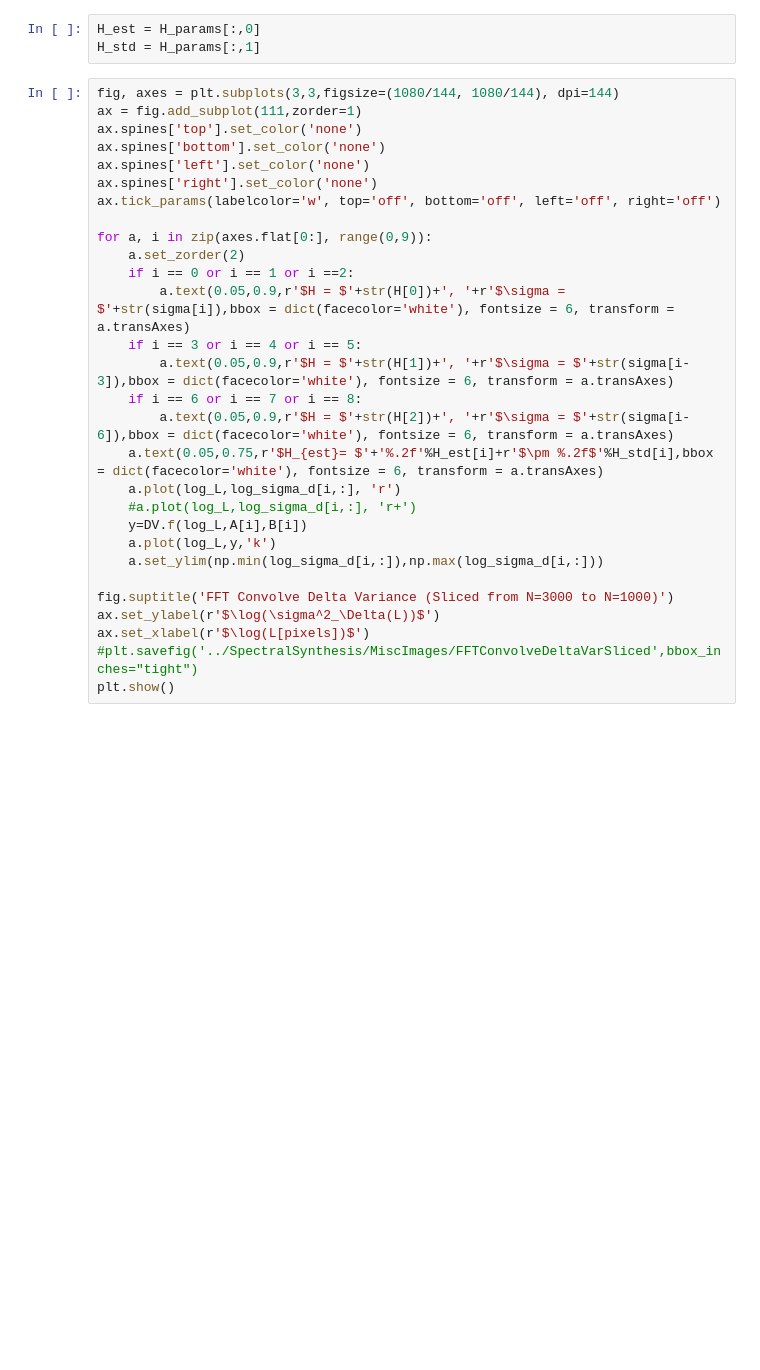
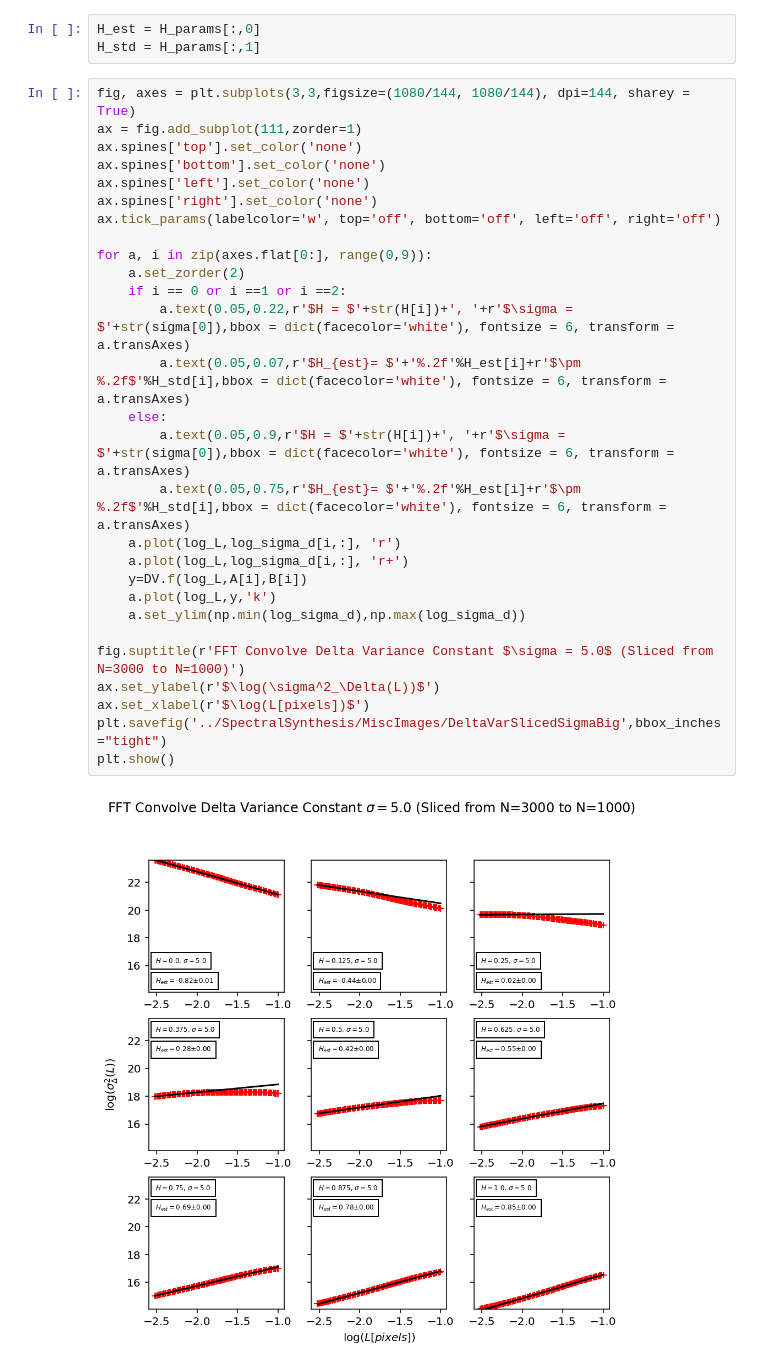
Before and after one commit to MBates92/Scripts, a Jupyter notebook: Roughage.ipynb, the cells around one changed output. Drawn from its saved outputs; the diff is of its cells as text; blank space fills up the shorter version.

```diff
--- a/Roughage.ipynb
+++ b/Roughage.ipynb
@@ -91,31 +91,32 @@ B = B_params[:,0]
 H_est = H_params[:,0]
 H_std = H_params[:,1]
 # %%
-fig, axes = plt.subplots(3,3,figsize=(1080/144, 1080/144), dpi=144)
+fig, axes = plt.subplots(3,3,figsize=(1080/144, 1080/144), dpi=144, sharey = True)
 ax = fig.add_subplot(111,zorder=1)
 ax.spines['top'].set_color('none')
 ax.spines['bottom'].set_color('none')
 ax.spines['left'].set_color('none')
 ax.spines['right'].set_color('none')
 ax.tick_params(labelcolor='w', top='off', bottom='off', left='off', right='off')
 
 for a, i in zip(axes.flat[0:], range(0,9)):
     a.set_zorder(2)
-    if i == 0 or i == 1 or i ==2:
-        a.text(0.05,0.9,r'$H = $'+str(H[0])+', '+r'$\sigma = $'+str(sigma[i]),bbox = dict(facecolor='white'), fontsize = 6, transform = a.transAxes)
-    if i == 3 or i == 4 or i == 5:
-        a.text(0.05,0.9,r'$H = $'+str(H[1])+', '+r'$\sigma = $'+str(sigma[i-3]),bbox = dict(facecolor='white'), fontsize = 6, transform = a.transAxes)
-    if i == 6 or i == 7 or i == 8:
-        a.text(0.05,0.9,r'$H = $'+str(H[2])+', '+r'$\sigma = $'+str(sigma[i-6]),bbox = dict(facecolor='white'), fontsize = 6, transform = a.transAxes)
-    a.text(0.05,0.75,r'$H_{est}= $'+'%.2f'%H_est[i]+r'$\pm %.2f$'%H_std[i],bbox = dict(facecolor='white'), fontsize = 6, transform = a.transAxes)
+    if i == 0 or i ==1 or i ==2:
+        a.text(0.05,0.22,r'$H = $'+str(H[i])+', '+r'$\sigma = $'+str(sigma[0]),bbox = dict(facecolor='white'), fontsize = 6, transform = a.transAxes)
+        a.text(0.05,0.07,r'$H_{est}= $'+'%.2f'%H_est[i]+r'$\pm %.2f$'%H_std[i],bbox = dict(facecolor='white'), fontsize = 6, transform = a.transAxes)
+    else:
+        a.text(0.05,0.9,r'$H = $'+str(H[i])+', '+r'$\sigma = $'+str(sigma[0]),bbox = dict(facecolor='white'), fontsize = 6, transform = a.transAxes)
+        a.text(0.05,0.75,r'$H_{est}= $'+'%.2f'%H_est[i]+r'$\pm %.2f$'%H_std[i],bbox = dict(facecolor='white'), fontsize = 6, transform = a.transAxes)
     a.plot(log_L,log_sigma_d[i,:], 'r')
-    #a.plot(log_L,log_sigma_d[i,:], 'r+')
+    a.plot(log_L,log_sigma_d[i,:], 'r+')
     y=DV.f(log_L,A[i],B[i])
     a.plot(log_L,y,'k')
-    a.set_ylim(np.min(log_sigma_d[i,:]),np.max(log_sigma_d[i,:]))
+    a.set_ylim(np.min(log_sigma_d),np.max(log_sigma_d))
 
-fig.suptitle('FFT Convolve Delta Variance (Sliced from N=3000 to N=1000)')
+fig.suptitle(r'FFT Convolve Delta Variance Constant $\sigma = 5.0$ (Sliced from N=3000 to N=1000)')
 ax.set_ylabel(r'$\log(\sigma^2_\Delta(L))$')
 ax.set_xlabel(r'$\log(L[pixels])$')
-#plt.savefig('../SpectralSynthesis/MiscImages/FFTConvolveDeltaVarSliced',bbox_inches="tight")
+plt.savefig('../SpectralSynthesis/MiscImages/DeltaVarSlicedSigmaBig',bbox_inches="tight")
 plt.show()
+# %% [output]
+[figure, added]
```
Also changed, not shown: parts of 4 cells of this notebook.
